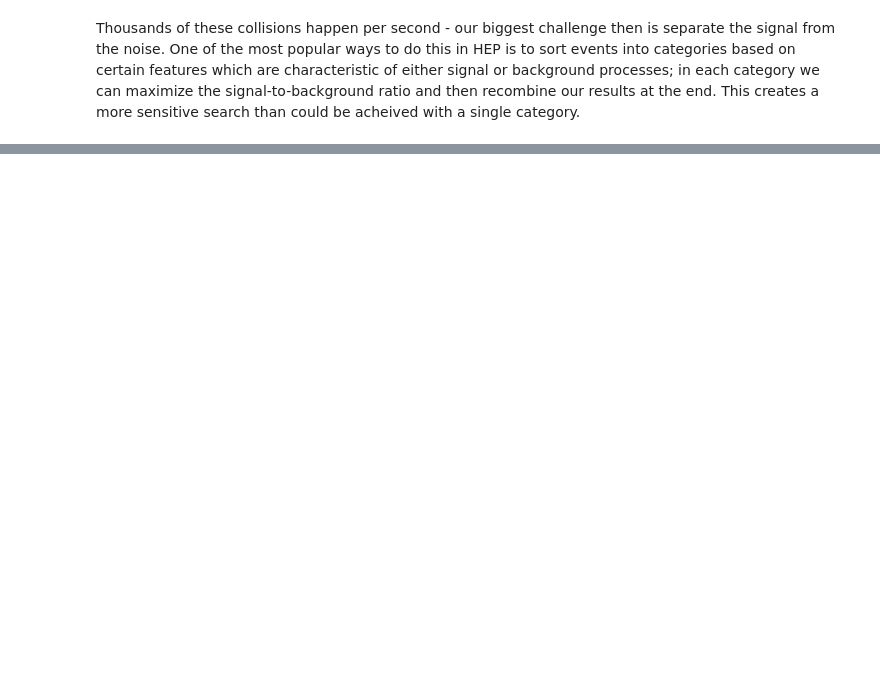
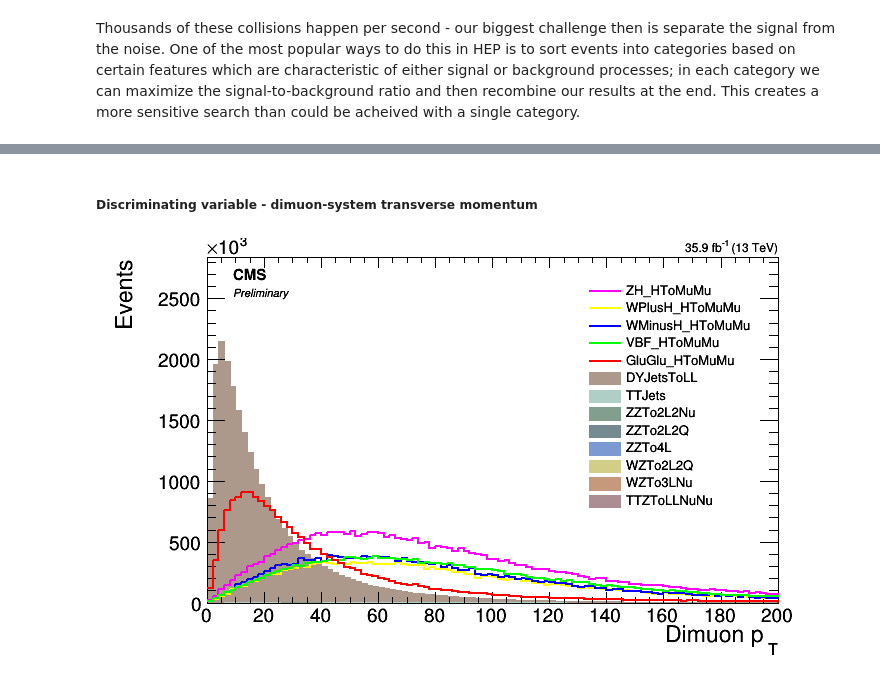
Before and after one commit to ektylr/Nov17Examples, a Jupyter notebook: Nov17_full.ipynb, the cells around one changed output, grey strips where cells are left out. Saved outputs shown, nothing was run; the diff lists cells and outputs as text; code cells hidden in the pictures; blank space fills up the shorter version.

```diff
--- a/Nov17_full.ipynb
+++ b/Nov17_full.ipynb
@@ -19,0 +202,55 @@ Thousands of these collisions happen per second - our biggest challenge then is
+# %% [markdown]
+##### Discriminating variable - dimuon-system transverse momentum
+# %%
+varname = 'hDiMuPt'
+xtitle = 'Dimuon p_{T}'
+
+# create canvas
+canv = ROOT.TCanvas(varname,varname,50,50,c_width,c_height)
+
+# stack backgrounds
+stack = ROOT.THStack('stack','stack')
+for d in reversed(bkg_list):
+    stack.Add(hists[d][varname])
+
+stack.Draw('hist')
+stack.GetXaxis().SetTitle(xtitle)
+stack.GetYaxis().SetTitle('Events')
+stack.GetYaxis().SetLabelSize(0.05)
+#stack.SetMinimum(ymin)
+stack.SetMaximum(stack.GetHistogram().GetMaximum()*1.2)
+stack.GetXaxis().SetRangeUser(0.,200.)
+
+# draw signals
+for d in reversed(sig_list):
+    hists[d][varname].Draw('hist same')
+
+# cms styling
+period_int = 4
+lumipos = 11
+CMS_lumi.writeExtraText = True
+CMS_lumi.extraText = 'Preliminary'
+CMS_lumi.lumi_13TeV = '%0.1f fb^{-1}' % (float(lumi)/1000.)
+if lumi < 1000:
+    CMS_lumi.lumi_13TeV = '%0.1f pb^{-1}' % (float(lumi))
+CMS_lumi.CMS_lumi(canv,period_int,lumipos)
+
+# create universal legend
+entries = []
+for d in reversed(sig_list):
+    entries += [[hists[d][varname],hists[d][varname].GetTitle(),'l']]
+for h in reversed(stack.GetHists()):
+    entries += [[h,h.GetTitle(),'f']]
+
+legend = ROOT.TLegend(0.7,  0.35,  0.95,  0.89,'','NDC')
+legend.SetTextFont(42)
+legend.SetBorderSize(0)
+legend.SetFillColor(0)
+for entry in entries:
+    legend.AddEntry(*entry)
+legend.Draw()
+
+legend.Draw()
+canv.Draw()
+# %% [output]
+[figure, added]
```
Also changed, not shown: parts of 13 cells of this notebook.
